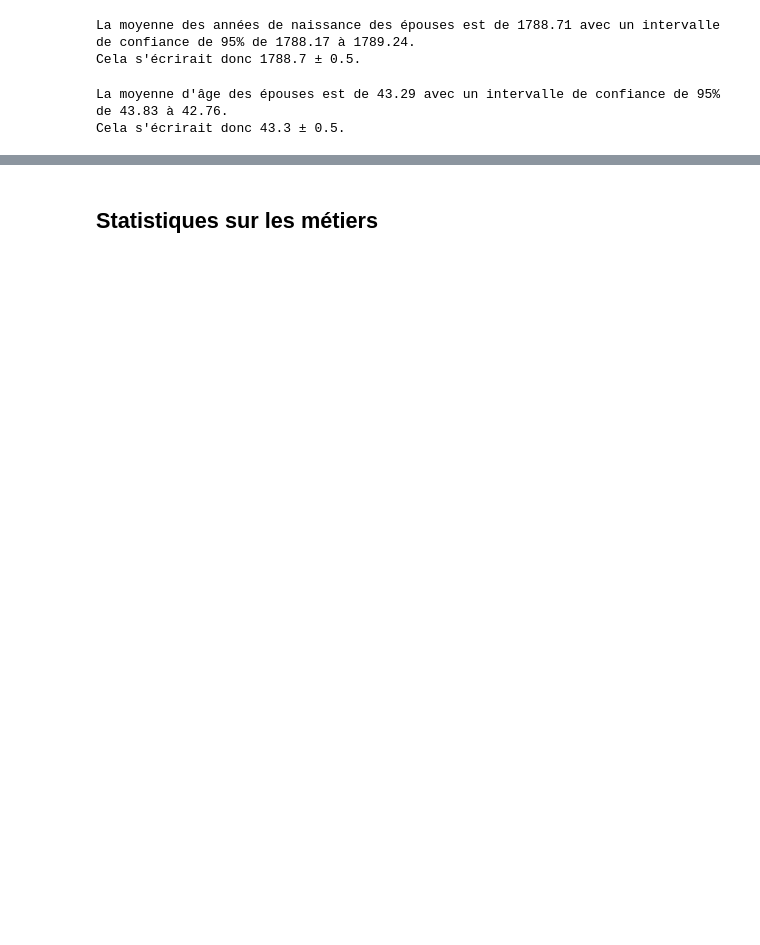
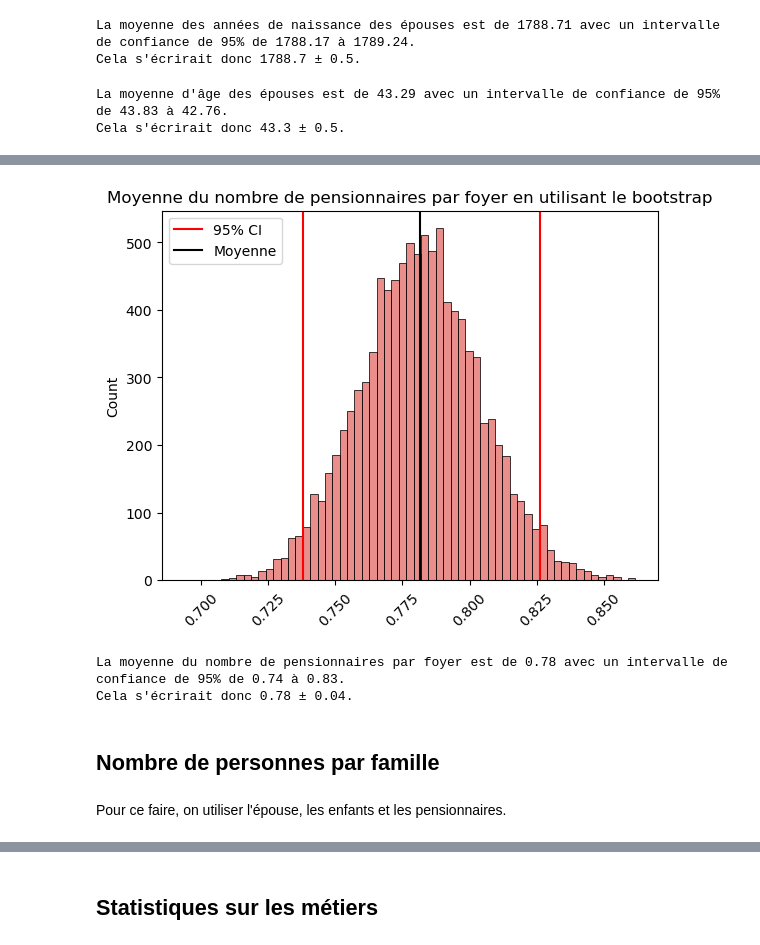
Before and after one commit to ozan-guven/HUM-450-Project, a Jupyter notebook: rec_1832.ipynb, the cells around one changed output, grey strips where cells are left out. Cells and saved outputs as stored; diff of their text form; code cells hidden in the pictures; blank space fills up the shorter version.

```diff
--- a/rec_1832.ipynb
+++ b/rec_1832.ipynb
@@ -390,0 +414,24 @@ Cela s'écrirait donc 43.3 ± 0.5.
+# %%
+# plot the means with the 95% confidence interval
+plt.title("Moyenne du nombre de pensionnaires par foyer en utilisant le bootstrap")
+sns.histplot(means, color="#e36866")
+plt.axvline(ci[0], color="red", label="95% CI")
+plt.axvline(ci[1], color="red")
+plt.legend()
+plt.xticks(rotation=45)
+plt.axvline(np.mean(means), color="black", label=f"Moyenne")
+plt.legend()
+plt.show()
+# %% [output]
+[figure, added]
+# %%
+# indicate the mean number of boarder with the 95% confidence interval
+print(f"La moyenne du nombre de pensionnaires par foyer est de {np.mean(means):.2f} avec un intervalle de confiance de 95% de {ci[0]:.2f} à {ci[1]:.2f}.")
+print(f"Cela s'écrirait donc {np.mean(means):.2f} ± {np.mean(means) - ci[0]:.2f}.")
+# %% [output]
+La moyenne du nombre de pensionnaires par foyer est de 0.78 avec un intervalle de confiance de 95% de 0.74 à 0.83.
+Cela s'écrirait donc 0.78 ± 0.04.
+# %% [markdown]
+## Nombre de personnes par famille
+# %% [markdown]
+Pour ce faire, on utiliser l'épouse, les enfants et les pensionnaires.
```
Also changed, not shown: parts of 134 cells of this notebook.
